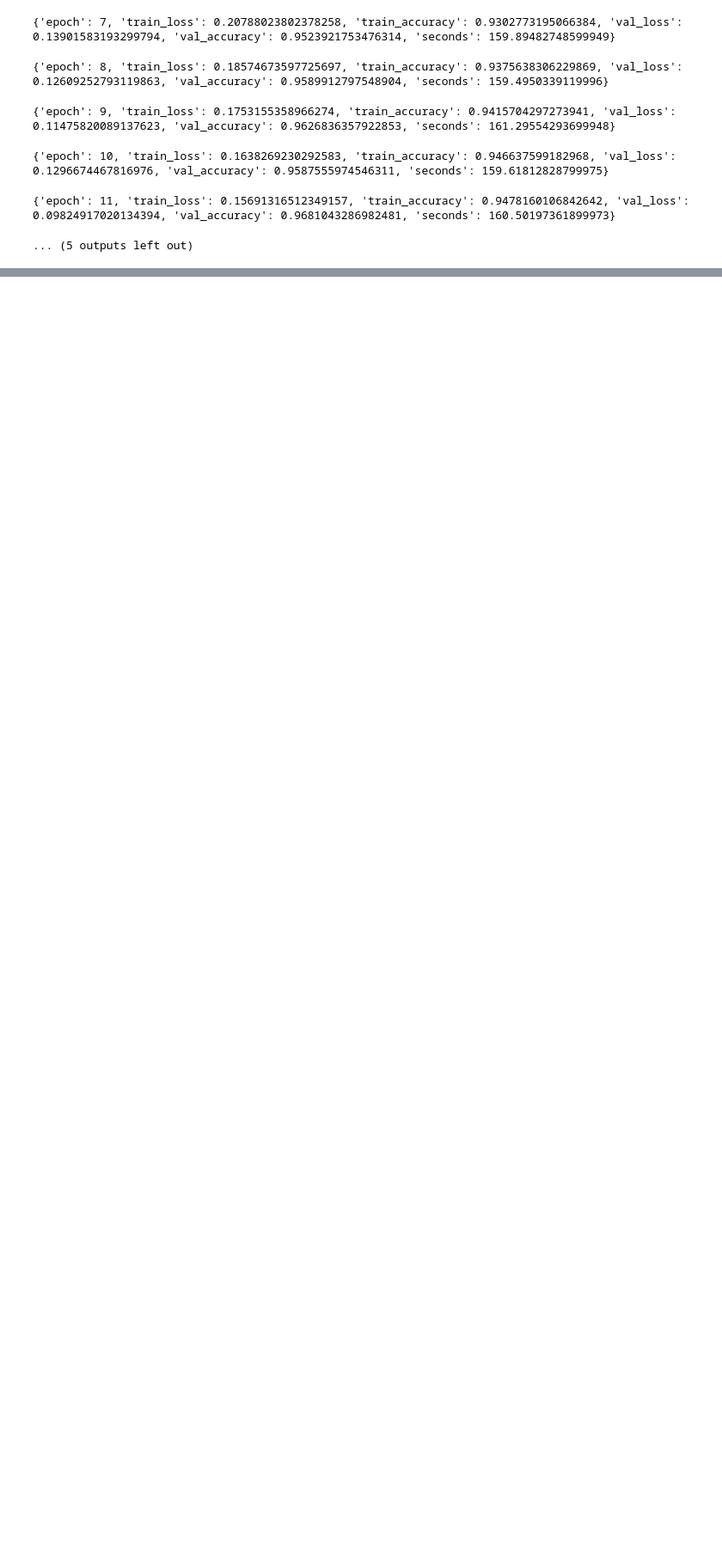
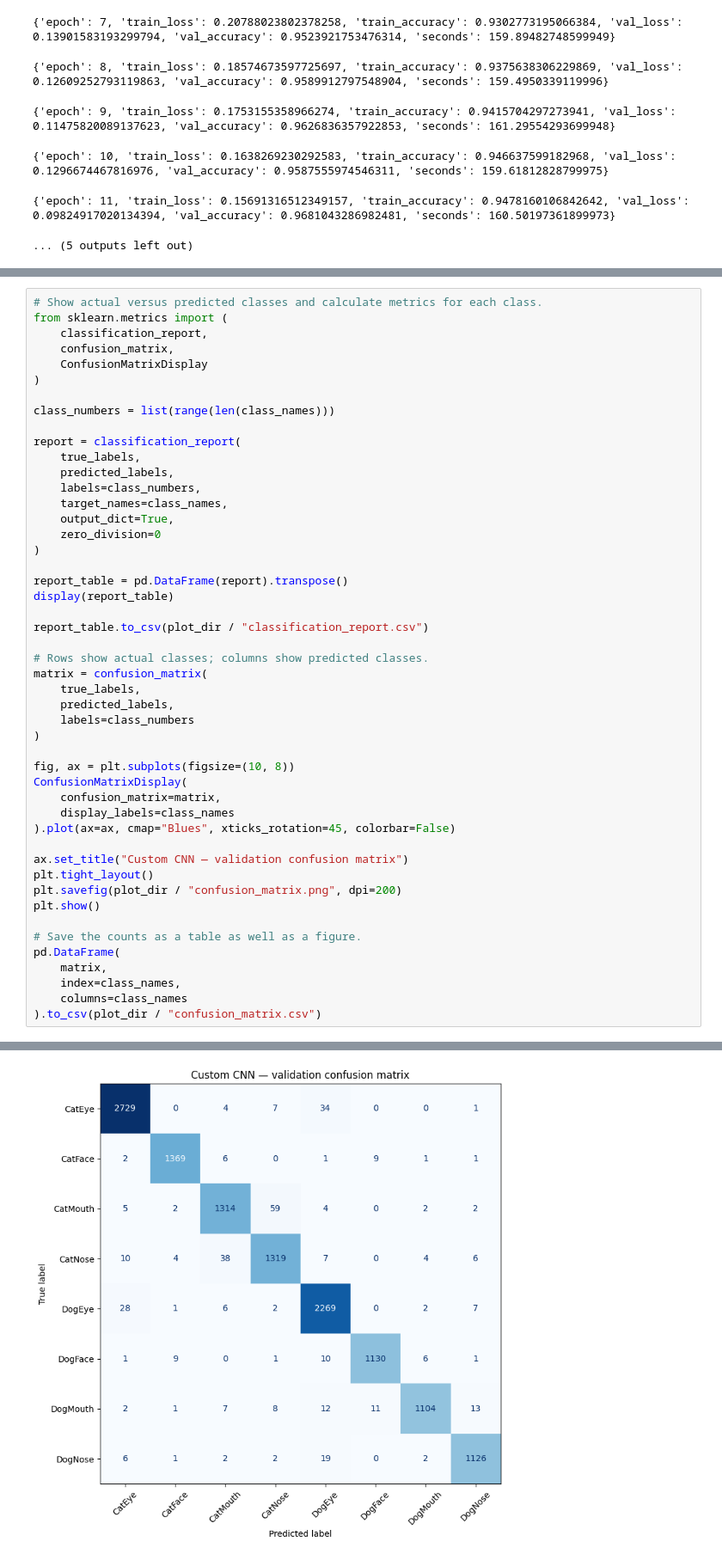
Before and after one commit to Nkw3744/Kaggle_Competition_Aaron, a Jupyter notebook: Kaggle Notebook Aaron.ipynb, the cells around one changed output, grey strips where cells are left out. Shown at 86% size. Saved outputs shown, nothing was run; the diff lists cells and outputs as text; blank space fills up the shorter version.

```diff
--- a/Kaggle Notebook Aaron.ipynb
+++ b/Kaggle Notebook Aaron.ipynb
@@ -1029,0 +1280,49 @@ Run outputs: /kaggle/working/runs/custom_cnn_20261022_035501
+# %%
+# Show actual versus predicted classes and calculate metrics for each class.
+from sklearn.metrics import (
+    classification_report,
+    confusion_matrix,
+    ConfusionMatrixDisplay
+)
+
+class_numbers = list(range(len(class_names)))
+
+report = classification_report(
+    true_labels,
+    predicted_labels,
+    labels=class_numbers,
+    target_names=class_names,
+    output_dict=True,
+    zero_division=0
+)
+
+report_table = pd.DataFrame(report).transpose()
+display(report_table)
+
+report_table.to_csv(plot_dir / "classification_report.csv")
+
+# Rows show actual classes; columns show predicted classes.
+matrix = confusion_matrix(
+    true_labels,
+    predicted_labels,
+    labels=class_numbers
+)
+
+fig, ax = plt.subplots(figsize=(10, 8))
+ConfusionMatrixDisplay(
+    confusion_matrix=matrix,
+    display_labels=class_names
+).plot(ax=ax, cmap="Blues", xticks_rotation=45, colorbar=False)
+
+ax.set_title("Custom CNN — validation confusion matrix")
+plt.tight_layout()
+plt.savefig(plot_dir / "confusion_matrix.png", dpi=200)
+plt.show()
+
+# Save the counts as a table as well as a figure.
+pd.DataFrame(
+    matrix,
+    index=class_names,
+    columns=class_names
+).to_csv(plot_dir / "confusion_matrix.csv")
+# %% [output]
@@ -1029,0 +1341 @@ Run outputs: /kaggle/working/runs/custom_cnn_20261022_035501
+[figure, added]
```
Also changed, not shown: parts of 10 cells of this notebook.
